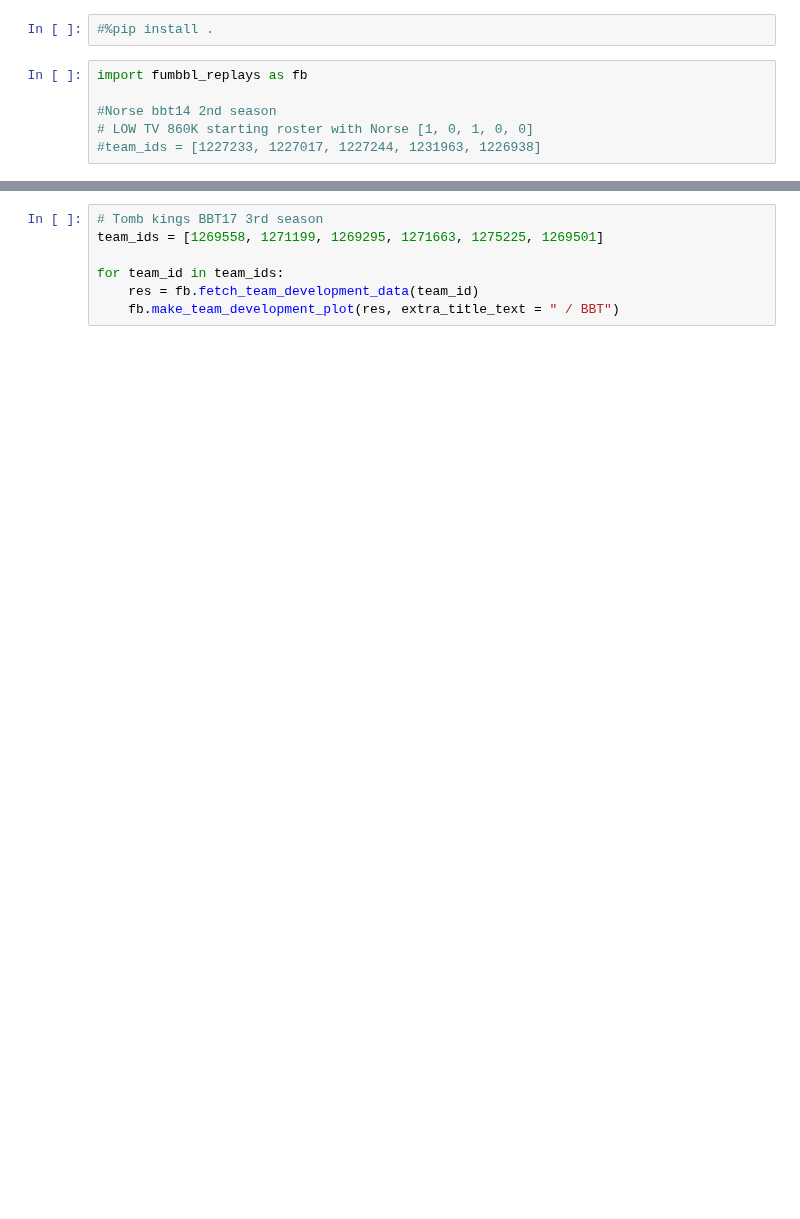
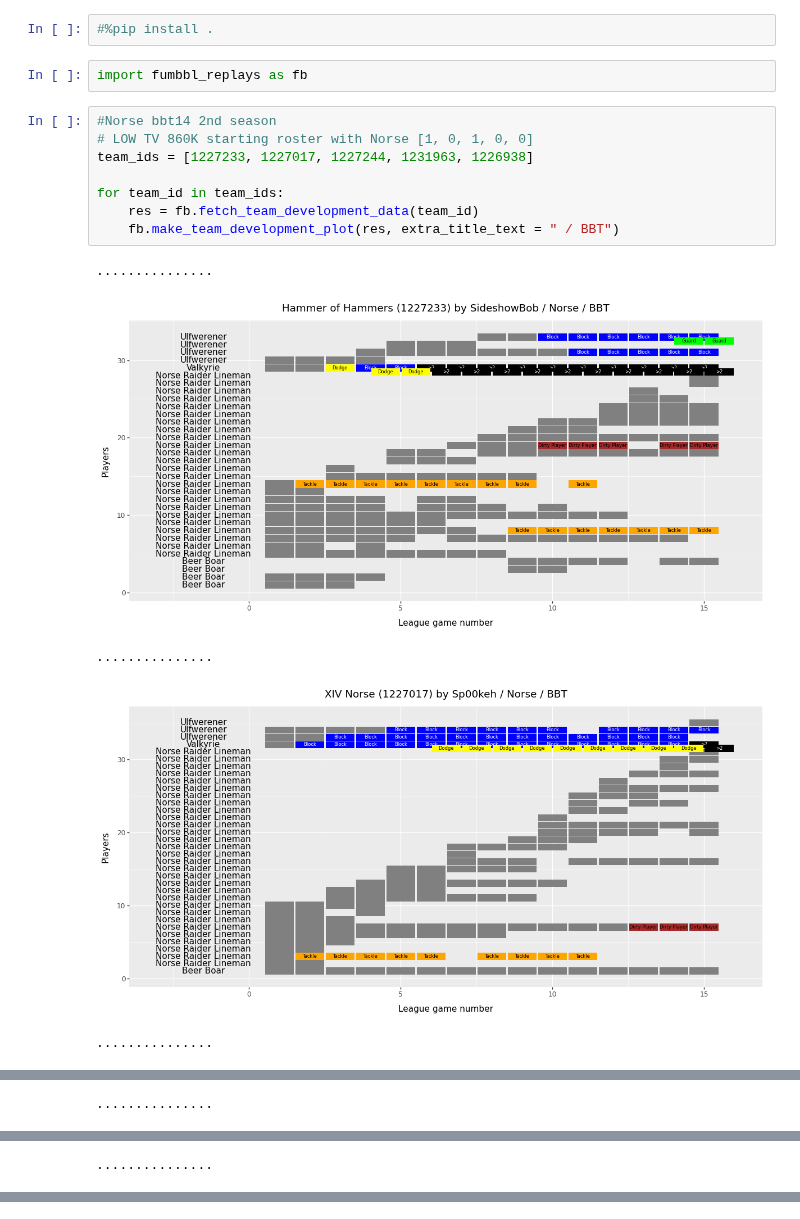
Before and after one commit to gsverhoeven/fumbbl_replays, a Jupyter notebook: application_norse_bb2020_team_league_development.ipynb, the cells around one changed output, grey strips where cells are left out. Cells and saved outputs as stored; diff of their text form; blank space fills up the shorter version.

```diff
--- a/application_norse_bb2020_team_league_development.ipynb
+++ b/application_norse_bb2020_team_league_development.ipynb
@@ -23,9 +23,19 @@ I wrote a function `fetch_team_development_data()` to fetch the rosters from the
 We can then plot this data to track the team development.
 # %%
 #%pip install .
+# %%
+import fumbbl_replays as fb
 # %%
-import fumbbl_replays as fb
-
 #Norse bbt14 2nd season
 # LOW TV 860K starting roster with Norse [1, 0, 1, 0, 0]
-#team_ids = [1227233, 1227017, 1227244, 1231963, 1226938]
+team_ids = [1227233, 1227017, 1227244, 1231963, 1226938]
+
+for team_id in team_ids:
+    res = fb.fetch_team_development_data(team_id)
+    fb.make_team_development_plot(res, extra_title_text = " / BBT")
+# %% [output]
+...............
+[figure, added]
+...............
+[figure, added]
+...............
@@ -31,0 +43 @@ import fumbbl_replays as fb
+...............
@@ -31,0 +45 @@ import fumbbl_replays as fb
+...............
@@ -32,7 +46,0 @@ import fumbbl_replays as fb
-# %%
-# Tomb kings BBT17 3rd season
-team_ids = [1269558, 1271199, 1269295, 1271663, 1275225, 1269501]
-
-for team_id in team_ids:
-    res = fb.fetch_team_development_data(team_id)
-    fb.make_team_development_plot(res, extra_title_text = " / BBT")
```
Also changed, not shown: parts of 4 cells of this notebook.
